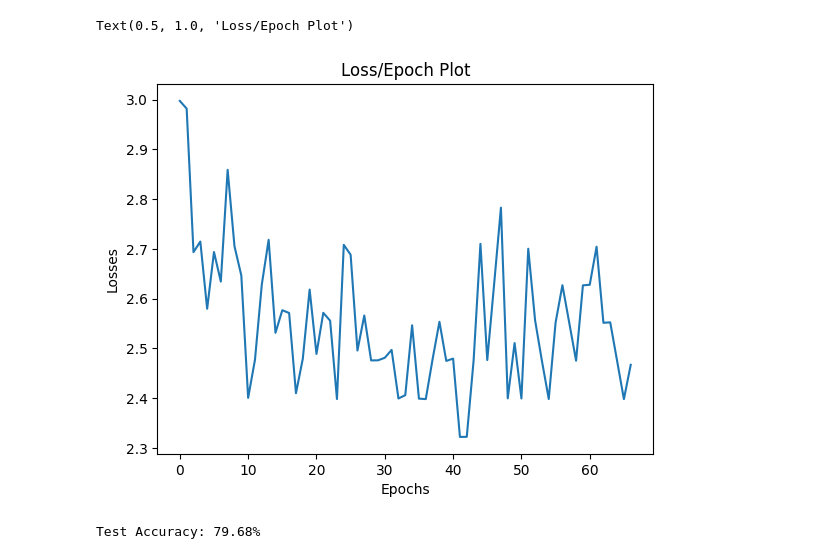
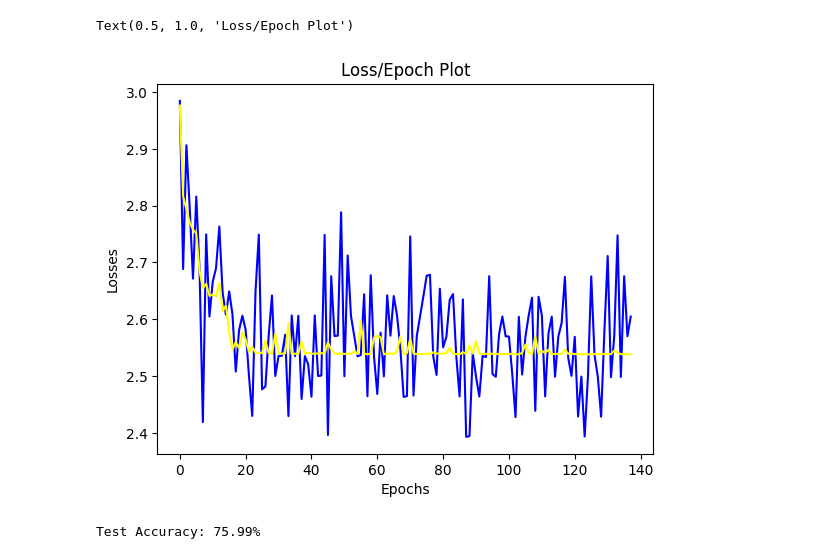
Before and after one commit to LuisEduardoF/ASL-OpenCV, a Jupyter notebook: main.ipynb, the cells around one changed output. Drawn from its saved outputs; the diff is of its cells as text; code cells hidden in the pictures.

```diff
--- a/main.ipynb
+++ b/main.ipynb
@@ -9,8 +9,10 @@ X = df.drop("class", axis=1)
 y = df["class"]
 
 # Split the data into training (70%) and testing (30%) sets
-X_train, X_test, y_train, y_test = train_test_split(X, y, test_size=0.3, random_state=10)
+X_train, X_test, y_train, y_test = train_test_split(X, y, test_size=0.2, random_state=10)
 # %%
 from models import AlphabetModel
 
-asl = AlphabetModel(X_train, y_train, X_test, y_test)
+asl = AlphabetModel()
+# %%
+epochs, losses, val_losses = asl.fit(X_train, y_train)
@@ -18,5 +38,3 @@ asl = AlphabetModel(X_train, y_train, X_test, y_test)
 print(asl)
 # %% [output]
 [drawing not drawn]
-# %%
-epochs, losses = asl.fit()
@@ -41,23 +41,24 @@ Stopping earlier because no improvement in 25 epochs
 # %%
 from matplotlib import pyplot as plt
 # Sample data
 x = range(0, epochs) # X-axis values (e.g., time or data points)
-y = losses  # Y-axis values (e.g., measurements or values)
 
 # Create a line plot
-plt.plot(x, y, label='Loss')
+plt.plot(x, losses, label='Train Loss', c='b')
 
+# Create a line plot
+plt.plot(x, val_losses, label='Validation Loss', c='yellow')
 # Add labels and a title
 plt.xlabel('Epochs')
 plt.ylabel('Losses')
 plt.title('Loss/Epoch Plot')
 # %% [output]
 Text(0.5, 1.0, 'Loss/Epoch Plot')
-[figure, old version]
+[figure, new version]
 # %%
-asl.score()
+asl.score(X_test, y_test)
 # %% [output]
-Test Accuracy: 79.68%
+Test Accuracy: 75.99%
 # %%
 import torch
 # Save the model's architecture and state_dict to a file
```
Also changed, not shown: parts of 2 cells of this notebook, 5 other files.
